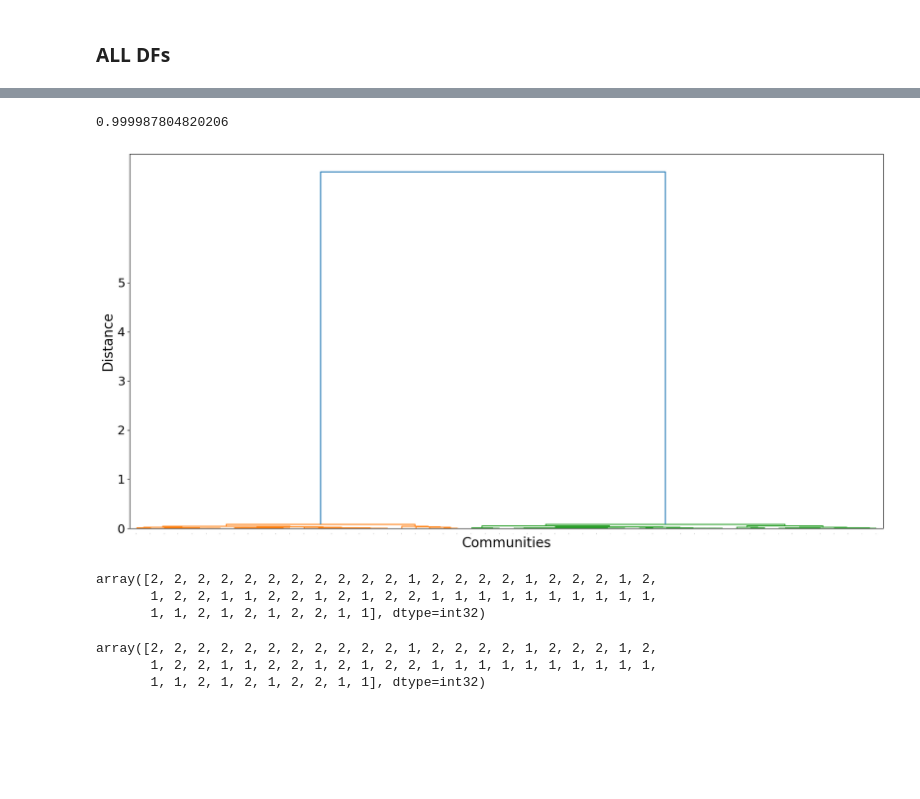
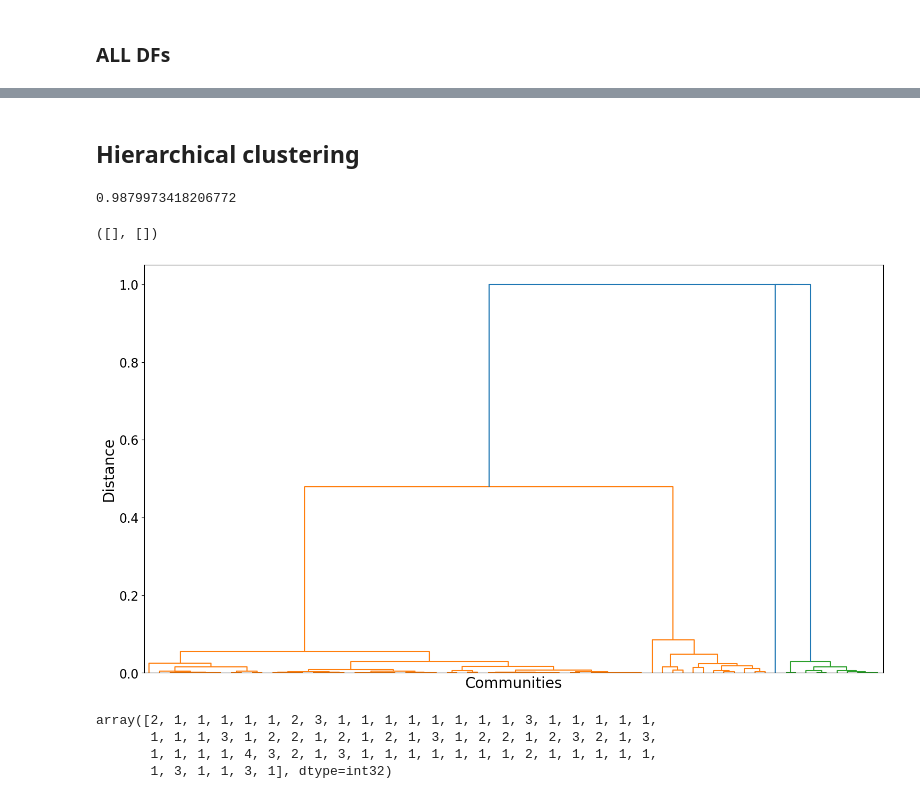
Before and after one commit to RatzkeLab/Environment-mediated-interactions-cause-an-externalized-and-collective-memory-in-microbes-, a Jupyter notebook: Memory model_8 species_Heaviside function.ipynb, the cells around one changed output, grey strips where cells are left out. Saved outputs shown, nothing was run; the diff lists cells and outputs as text; code cells hidden in the pictures; blank space fills up the shorter version.

```diff
--- a/Memory model_8 species_Heaviside function.ipynb
+++ b/Memory model_8 species_Heaviside function.ipynb
@@ -6,0 +13,8 @@ import numpy as np
+# %%
+def f(t,y,po,k,sn):
+    N=y[:sn]
+    p=y[sn:]
+    r=heaviside(1-absolute(p-po),1)
+    dN_dt=r*N-d*N    #adding a lotka volterra term (1-N) makes dynamics more stable
+    dp_dt=dot(k,N)-d*p  # this assumes that p in the inflowing media is 0
+    return hstack([dN_dt,dp_dt])
@@ -482,47 +605,44 @@ plt.rcParams["svg.fonttype"] = "none"
+# %% [markdown]
+## Hierarchical clustering
 # %%
-import matplotlib as mpl
+import matplotlib.style as style
+style.use('default')
+
+new_rc_params = {'text.usetex': False,
+"svg.fonttype": 'none'
+}
+mpl.rcParams.update(new_rc_params)
+
+import matplotlib
 from scipy.cluster.hierarchy import dendrogram, linkage, leaves_list, fcluster
 from scipy.cluster.hierarchy import cophenet
-from scipy.spatial.distance import pdist
-#supsx = nmds_df2['Unnamed: 0'].to_list()
+from scipy.spatial.distance import pdist, squareform
 
-linkage_data = linkage(df1x_bc.data, method='weighted')
+linkage_data = linkage(squareform(bc_matrix), method='complete')
 dendrogram(linkage_data)
-#plt.title('All communities: Hierarchical clustering')
 
-c, coph_dists = cophenet(linkage_data, pdist(df1x_bc.data))
+c, coph_dists = cophenet(linkage_data, pdist(bc_matrix))
 print(c)
-#plt.text(900,12,"Cophonetic correlation = " + "\n" + str(c))
+
 fig = matplotlib.pyplot.gcf()
-fig.set_size_inches(20, 10)
+fig.set_size_inches(18, 10)
 plt.xlabel("Communities", fontsize = 20)
-plt.yticks([0,1,2,3,4,5], fontsize = 18)
-plt.xticks(fontsize = 0)
+plt.ylabel('Distance', fontsize = 20)
+plt.yticks(fontsize = 17)
+plt.xticks([], [])
 #plt.title("Final Communities Set 2 avg ALL COMMS", fontsize = 20)
-plt.ylabel('Distance', fontsize = 20)
-plt.rcParams["svg.fonttype"] = "none"
-#plt.savefig('Supp_gaussian_sim_hierarchical_clustering.svg', bbox_inches = 'tight')
-#orange cluster1
-#green cluster 2
-#red cluster 3
-#purple cluster 4
+#plt.savefig('Supp_Fig6C_new.svg', bbox_inches = 'tight')
 # %% [output]
-0.999987804820206
+0.9879973418206772
+([], [])
-[figure, old version]
+[figure, new version]
-# %%
-import scipy
-#k = 4
-clusters = fcluster(linkage_data,t = 3, criterion='distance', depth=2, R=None, monocrit=None)
-clusters
-# %% [output]
-array([2, 2, 2, 2, 2, 2, 2, 2, 2, 2, 2, 1, 2, 2, 2, 2, 1, 2, 2, 2, 1, 2,
-       1, 2, 2, 1, 1, 2, 2, 1, 2, 1, 2, 2, 1, 1, 1, 1, 1, 1, 1, 1, 1, 1,
-       1, 1, 2, 1, 2, 1, 2, 2, 1, 1], dtype=int32)
-# %%
-k = 2
-cluster_ids_df2 = fcluster(linkage_data, k, criterion='maxclust')
-cluster_ids_df2
-# %% [output]
-array([2, 2, 2, 2, 2, 2, 2, 2, 2, 2, 2, 1, 2, 2, 2, 2, 1, 2, 2, 2, 1, 2,
-       1, 2, 2, 1, 1, 2, 2, 1, 2, 1, 2, 2, 1, 1, 1, 1, 1, 1, 1, 1, 1, 1,
-       1, 1, 2, 1, 2, 1, 2, 2, 1, 1], dtype=int32)
+# %%
+import scipy
+#k = 3
+clusters = fcluster(linkage_data,t = 0.4, criterion='distance', depth=3, R=None, monocrit=None)
+clusters
+# %% [output]
+array([2, 1, 1, 1, 1, 1, 2, 3, 1, 1, 1, 1, 1, 1, 1, 1, 3, 1, 1, 1, 1, 1,
+       1, 1, 1, 3, 1, 2, 2, 1, 2, 1, 2, 1, 3, 1, 2, 2, 1, 2, 3, 2, 1, 3,
+       1, 1, 1, 1, 4, 3, 2, 1, 3, 1, 1, 1, 1, 1, 1, 1, 2, 1, 1, 1, 1, 1,
+       1, 3, 1, 1, 3, 1], dtype=int32)
```
Also changed, not shown: parts of 83 cells of this notebook.
